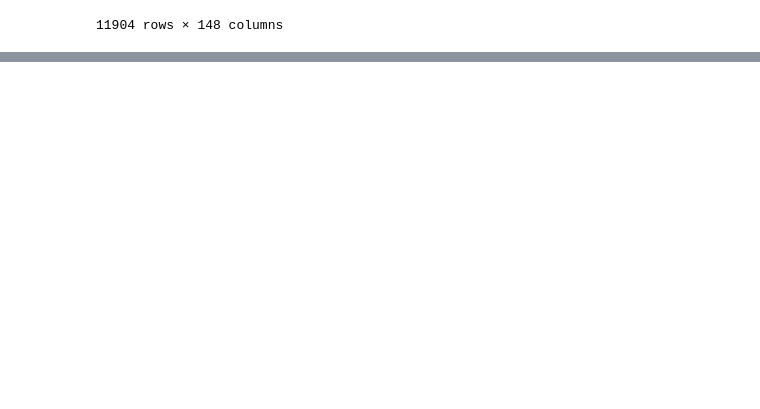
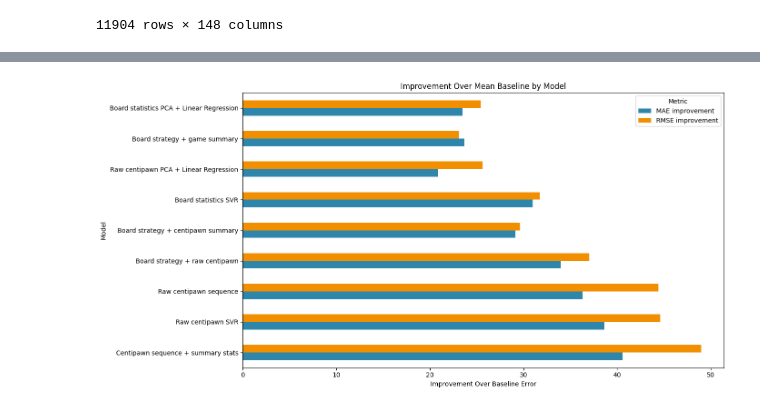
Before and after one commit to T-hawk/chess-ds-final, a Jupyter notebook: neural-net.ipynb, the cells around one changed output, grey strips where cells are left out. Drawn from its saved outputs; the diff is of its cells as text; code cells hidden in the pictures; blank space fills up the shorter version.

Commit message:
finalized neural networks; added graphs

```diff
--- a/neural-net.ipynb
+++ b/neural-net.ipynb
@@ -884,7 +810,7 @@ combined_neural_net_input = pd.concat(
 )
 
 combined_neural_net_input["game_elo"] = combined_neural_net_input[["white_elo", "black_elo"]].mean(axis=1)
-combined_neural_net_input = combined_neural_net_input.drop(columns=["centipawn", "black_centipawn", "white_centipawn", "idx", "index", "rating_bucket", "total_turns", "white_turns", "black_turns", "average_elo"])
+combined_neural_net_input = combined_neural_net_input.drop(columns=["centipawn", "black_centipawn", "white_centipawn", "idx", "index","total_turns", "white_turns", "black_turns"])
 combined_neural_net_input
 # %% [output]
 |  | white_move_1 | white_move_2 | white_move_3 | white_move_4 | white_move_5 | white_move_6 | white_move_7 | ... |
@@ -930,10 +856,10 @@ combined_normalizer.adapt(X_combined_train)
 combined_model = keras.Sequential([
     keras.Input(shape=(X_combined_train.shape[1],)),
     combined_normalizer,
-    layers.Dense(256, activation="relu"),
-    # layers.Dropout(0.2),
     layers.Dense(128, activation="relu"),
+    layers.Dropout(0.2),
     layers.Dense(64, activation="relu"),
+    layers.Dense(32, activation="relu"),
     layers.Dense(1)
 ])
 
@@ -967,8 +893,15 @@ combined_pred = combined_model.predict(X_combined_test, verbose=0)
 
 combined_game_mae = mean_absolute_error(y_combined_test[:, 0], combined_pred[:, 0])
 combined_game_rmse = np.sqrt(mean_squared_error(y_combined_test[:, 0], combined_pred[:, 0]))
+combined_baseline_pred = np.full((len(y_combined_test), 1), y_combined_train_full.mean())
+combined_baseline_mae = mean_absolute_error(y_combined_test[:, 0], combined_baseline_pred[:, 0])
+combined_baseline_rmse = np.sqrt(mean_squared_error(y_combined_test[:, 0], combined_baseline_pred[:, 0]))
 
 print(f"Game ELO MAE:  {combined_game_mae:.2f}")
 print(f"Game ELO RMSE: {combined_game_rmse:.2f}")
+print(f"Mean baseline MAE:  {combined_baseline_mae:.2f}")
+print(f"Mean baseline RMSE: {combined_baseline_rmse:.2f}")
+print(f"MAE improvement over baseline:  {combined_baseline_mae - combined_game_mae:.2f}")
+print(f"RMSE improvement over baseline: {combined_baseline_rmse - combined_game_rmse:.2f}")
 # %% [output]
 Epoch 1/200
@@ -1075,10 +985,10 @@ strategy_summary_normalizer.adapt(X_strategy_summary_train)
 strategy_summary_model = keras.Sequential([
     keras.Input(shape=(X_strategy_summary_train.shape[1],)),
     strategy_summary_normalizer,
-    layers.Dense(256, activation="relu"),
+    layers.Dense(128, activation="relu"),
     layers.Dropout(0.2),
-    layers.Dense(128, activation="relu"),
     layers.Dense(64, activation="relu"),
+    layers.Dense(32, activation="relu"),
     layers.Dense(1)
 ])
 
@@ -1112,8 +1022,15 @@ strategy_summary_pred = strategy_summary_model.predict(X_strategy_summary_test,
 
 strategy_summary_mae = mean_absolute_error(y_strategy_summary_test[:, 0], strategy_summary_pred[:, 0])
 strategy_summary_rmse = np.sqrt(mean_squared_error(y_strategy_summary_test[:, 0], strategy_summary_pred[:, 0]))
+strategy_summary_baseline_pred = np.full((len(y_strategy_summary_test), 1), y_strategy_summary_train_full.mean())
+strategy_summary_baseline_mae = mean_absolute_error(y_strategy_summary_test[:, 0], strategy_summary_baseline_pred[:, 0])
+strategy_summary_baseline_rmse = np.sqrt(mean_squared_error(y_strategy_summary_test[:, 0], strategy_summary_baseline_pred[:, 0]))
 
 print(f"Game ELO MAE:  {strategy_summary_mae:.2f}")
 print(f"Game ELO RMSE: {strategy_summary_rmse:.2f}")
+print(f"Mean baseline MAE:  {strategy_summary_baseline_mae:.2f}")
+print(f"Mean baseline RMSE: {strategy_summary_baseline_rmse:.2f}")
+print(f"MAE improvement over baseline:  {strategy_summary_baseline_mae - strategy_summary_mae:.2f}")
+print(f"RMSE improvement over baseline: {strategy_summary_baseline_rmse - strategy_summary_rmse:.2f}")
 # %% [output]
 Epoch 1/200
@@ -1135,0 +1254,19 @@ Game ELO RMSE: 238.10
+# %%
+improvement_plot_df = model_comparison_df.set_index("model")[
+    ["mae_improvement_vs_baseline", "rmse_improvement_vs_baseline"]
+]
+
+ax = improvement_plot_df.plot(
+    kind="barh",
+    figsize=(14, 7),
+    color=["#2E86AB", "#F18F01"]
+)
+
+ax.set_title("Improvement Over Mean Baseline by Model")
+ax.set_xlabel("Improvement Over Baseline Error")
+ax.set_ylabel("Model")
+ax.legend(["MAE improvement", "RMSE improvement"], title="Metric")
+plt.tight_layout()
+plt.show()
+# %% [output]
+[figure, added]
```
Also changed, not shown: parts of 17 cells of this notebook, 1 other file.
